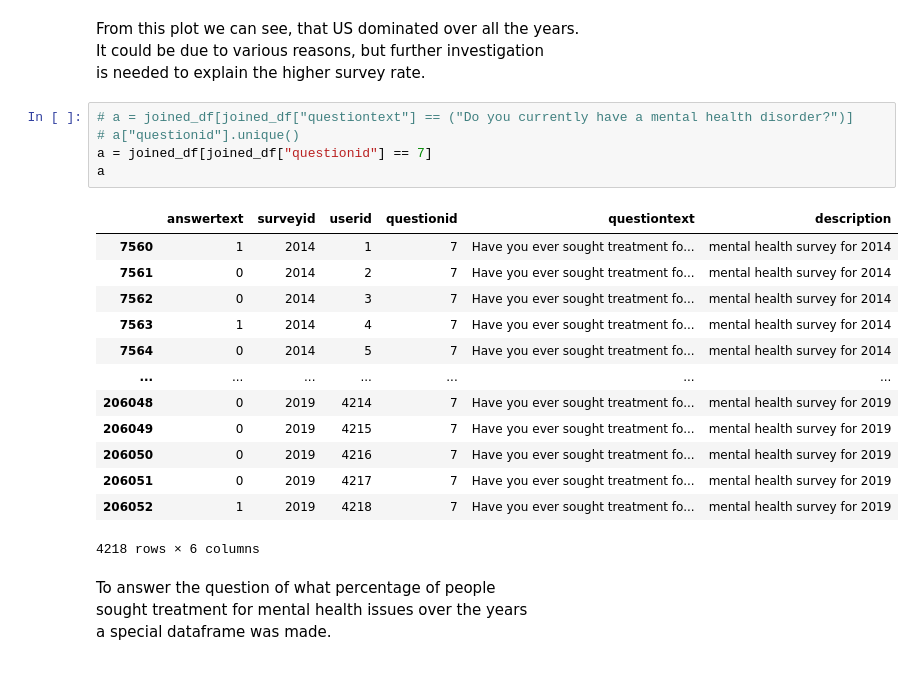
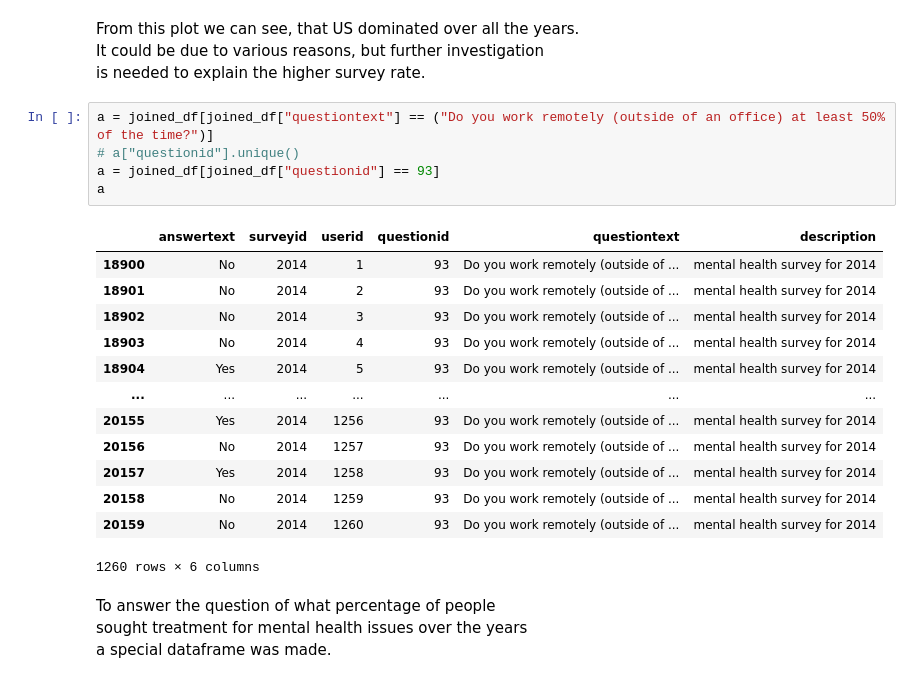
Before and after one commit to ShariYo/Modul2_Sprint1, a Jupyter notebook: project/main.ipynb, the cells around one changed output. Drawn from its saved outputs; the diff is of its cells as text.

```diff
--- a/project/main.ipynb
+++ b/project/main.ipynb
@@ -359,24 +359,24 @@ From this plot we can see, that US dominated over all the years.
 It could be due to various reasons, but further investigation
 is needed to explain the higher survey rate.
 # %%
-# a = joined_df[joined_df["questiontext"] == ("Do you currently have a mental health disorder?")]
+a = joined_df[joined_df["questiontext"] == ("Do you work remotely (outside of an office) at least 50% of the time?")]
 # a["questionid"].unique()
-a = joined_df[joined_df["questionid"] == 7]
+a = joined_df[joined_df["questionid"] == 93]
 a
 # %% [output]
 |  | answertext | surveyid | userid | questionid | questiontext | description |
-| 7560 | 1 | 2014 | 1 | 7 | Have you ever sought treatment fo... | mental health survey for 2014 |
-| 7561 | 0 | 2014 | 2 | 7 | Have you ever sought treatment fo... | mental health survey for 2014 |
-| 7562 | 0 | 2014 | 3 | 7 | Have you ever sought treatment fo... | mental health survey for 2014 |
-| 7563 | 1 | 2014 | 4 | 7 | Have you ever sought treatment fo... | mental health survey for 2014 |
-| 7564 | 0 | 2014 | 5 | 7 | Have you ever sought treatment fo... | mental health survey for 2014 |
+| 18900 | No | 2014 | 1 | 93 | Do you work remotely (outside of ... | mental health survey for 2014 |
+| 18901 | No | 2014 | 2 | 93 | Do you work remotely (outside of ... | mental health survey for 2014 |
+| 18902 | No | 2014 | 3 | 93 | Do you work remotely (outside of ... | mental health survey for 2014 |
+| 18903 | No | 2014 | 4 | 93 | Do you work remotely (outside of ... | mental health survey for 2014 |
+| 18904 | Yes | 2014 | 5 | 93 | Do you work remotely (outside of ... | mental health survey for 2014 |
 | ... | ... | ... | ... | ... | ... | ... |
-| 206048 | 0 | 2019 | 4214 | 7 | Have you ever sought treatment fo... | mental health survey for 2019 |
-| 206049 | 0 | 2019 | 4215 | 7 | Have you ever sought treatment fo... | mental health survey for 2019 |
-| 206050 | 0 | 2019 | 4216 | 7 | Have you ever sought treatment fo... | mental health survey for 2019 |
-| 206051 | 0 | 2019 | 4217 | 7 | Have you ever sought treatment fo... | mental health survey for 2019 |
-| 206052 | 1 | 2019 | 4218 | 7 | Have you ever sought treatment fo... | mental health survey for 2019 |
+| 20155 | Yes | 2014 | 1256 | 93 | Do you work remotely (outside of ... | mental health survey for 2014 |
+| 20156 | No | 2014 | 1257 | 93 | Do you work remotely (outside of ... | mental health survey for 2014 |
+| 20157 | Yes | 2014 | 1258 | 93 | Do you work remotely (outside of ... | mental health survey for 2014 |
+| 20158 | No | 2014 | 1259 | 93 | Do you work remotely (outside of ... | mental health survey for 2014 |
+| 20159 | No | 2014 | 1260 | 93 | Do you work remotely (outside of ... | mental health survey for 2014 |
-4218 rows × 6 columns
+1260 rows × 6 columns
 # %% [markdown]
 To answer the question of what percentage of people
 sought treatment for mental health issues over the years
```
Also changed, not shown: parts of 12 cells of this notebook.
